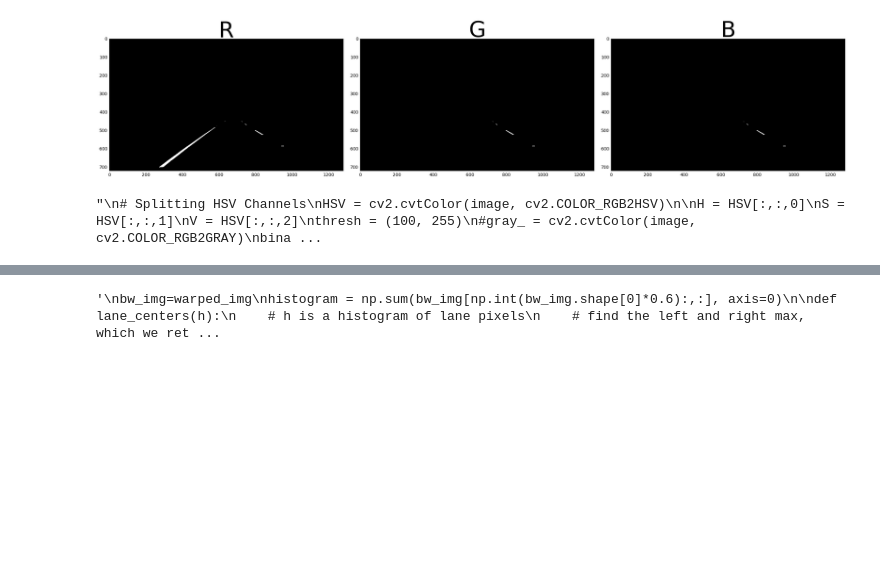
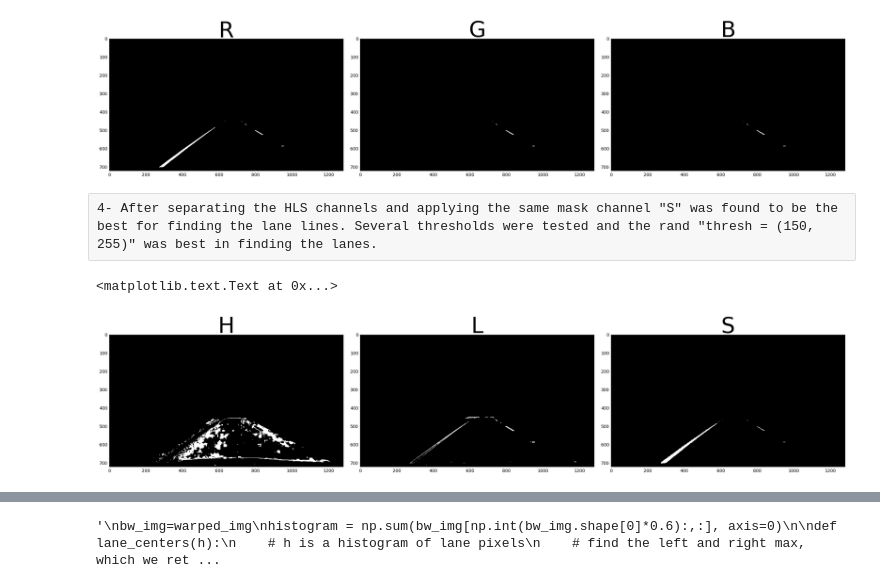
Before and after one commit to AloshkaD/SDC_advanced_lane_p4, a Jupyter notebook: README.ipynb, the cells around one changed output, grey strips where cells are left out. Drawn from its saved outputs; the diff is of its cells as text; code cells hidden in the pictures; blank space fills up the shorter version.

```diff
--- a/README.ipynb
+++ b/README.ipynb
@@ -245,35 +209,38 @@ ax3.set_title('B', fontsize=50)
 # %% [output]
 <matplotlib.text.Text at 0x...>
 [figure]
+# %% [raw]
+4- After separating the HLS channels and applying the same mask channel "S" was found to be the best for finding the lane lines. Several thresholds were tested and the rand "thresh = (150, 255)" was best in finding the lanes.
 # %%
-'''
 # Splitting HSV Channels
-HSV = cv2.cvtColor(image, cv2.COLOR_RGB2HSV)
+HLS = cv2.cvtColor(image, cv2.COLOR_RGB2HLS)
 
-H = HSV[:,:,0]
-S = HSV[:,:,1]
-V = HSV[:,:,2]
-thresh = (100, 255)
+H = HLS[:,:,0]
+L = HLS[:,:,1]
+S = HLS[:,:,2]
+thresh = (150, 255)
 #gray_ = cv2.cvtColor(image, cv2.COLOR_RGB2GRAY)
 binary_H = np.zeros_like(H)
 binary_H[(H > thresh[0]) & (H <= thresh[1])] = 1
+binary_H= region_of_interest(binary_H, vertices)
+
+binary_L = np.zeros_like(L)
+binary_L[(L > thresh[0]) & (L <= thresh[1])] = 1
+binary_L= region_of_interest(binary_L, vertices)
 
 binary_S = np.zeros_like(S)
 binary_S[(S > thresh[0]) & (S <= thresh[1])] = 1
-
-binary_V = np.zeros_like(V)
-binary_V[(V > thresh[0]) & (V <= thresh[1])] = 1
+binary_S= region_of_interest(binary_S, vertices)
 
 f, (ax1, ax2, ax3) = plt.subplots(1, 3, figsize=(24, 9))
 f.tight_layout()
 ax1.imshow(binary_H, cmap='gray')
 ax1.set_title('H', fontsize=50)
-ax2.imshow(binary_S, cmap='gray')
-ax2.set_title('S', fontsize=50)
-ax3.imshow(binary_V, cmap='gray')
-ax3.set_title('V', fontsize=50)
+ax2.imshow(binary_L, cmap='gray')
+ax2.set_title('L', fontsize=50)
+ax3.imshow(binary_S, cmap='gray')
+ax3.set_title('S', fontsize=50)
 #plt.subplots_adjust(left=0., right=1, top=0.9, bottom=0.)
-
-'''
 # %% [output]
-"\n# Splitting HSV Channels\nHSV = cv2.cvtColor(image, cv2.COLOR_RGB2HSV)\n\nH = HSV[:,:,0]\nS = HSV[:,:,1]\nV = HSV[:,:,2]\nthresh = (100, 255)\n#gray_ = cv2.cvtColor(image, cv2.COLOR_RGB2GRAY)\nbina ...
+<matplotlib.text.Text at 0x...>
+[figure, added]
```
Also changed, not shown: parts of 31 cells of this notebook, 22 other files.
